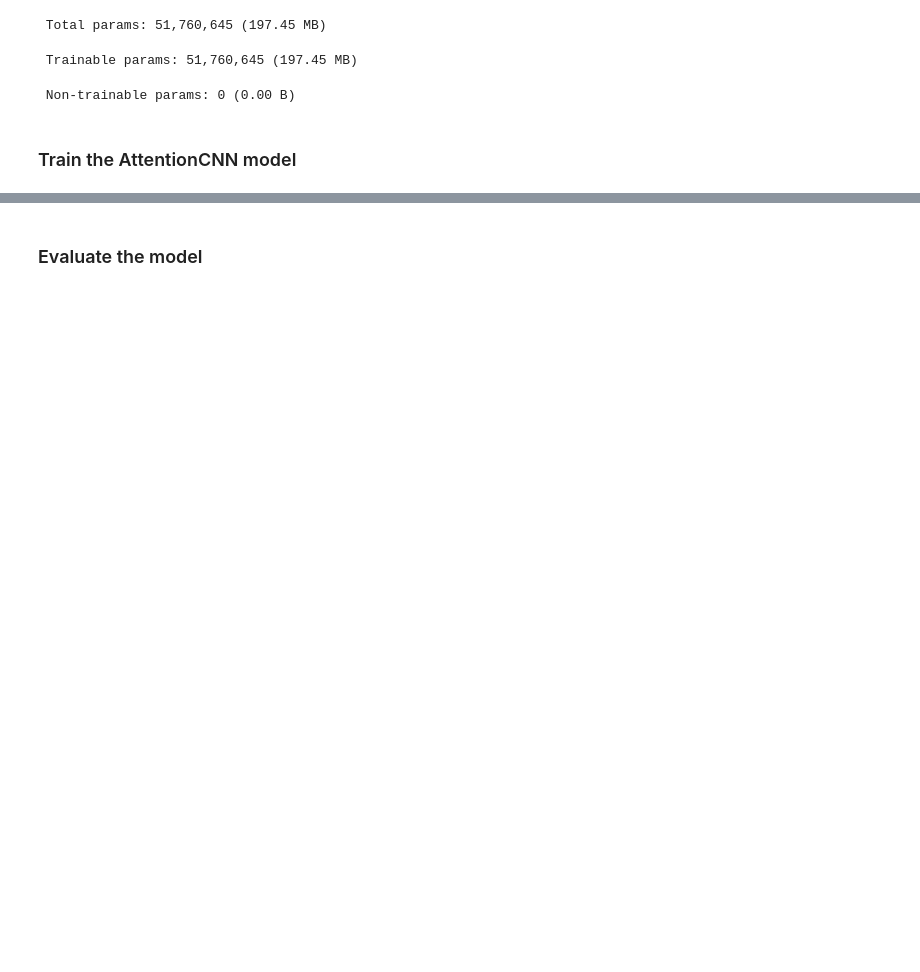
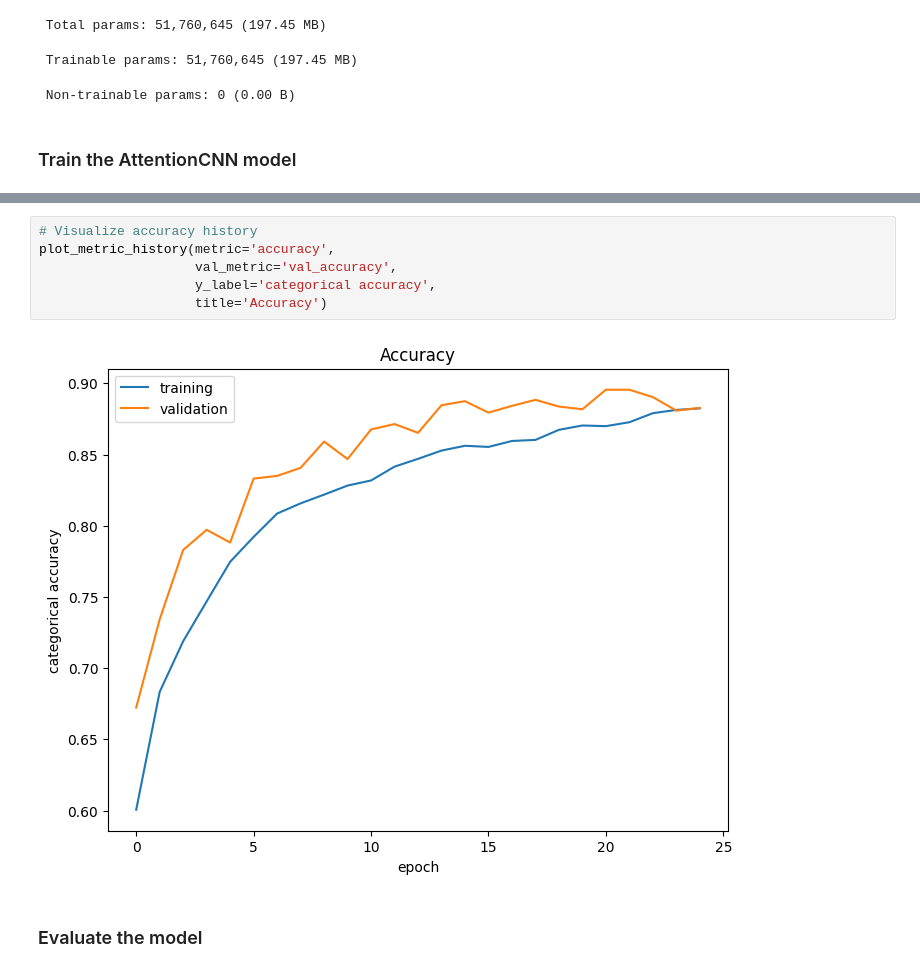
Before and after one commit to bachthyaglx/pneumonia-attention-based-CNNs, a Jupyter notebook: cxr_classification_attentionCNN.ipynb, the cells around one changed output, grey strips where cells are left out. Cells and saved outputs as stored; diff of their text form; blank space fills up the shorter version.

```diff
--- a/cxr_classification_attentionCNN.ipynb
+++ b/cxr_classification_attentionCNN.ipynb
@@ -312,2 +342,10 @@ Epoch 25/25
+# %%
+# Visualize accuracy history
+plot_metric_history(metric='accuracy',
+                    val_metric='val_accuracy',
+                    y_label='categorical accuracy',
+                    title='Accuracy')
+# %% [output]
+[figure, added]
 # %% [markdown]
 ### Evaluate the model
```
Also changed, not shown: parts of 10 cells of this notebook.
